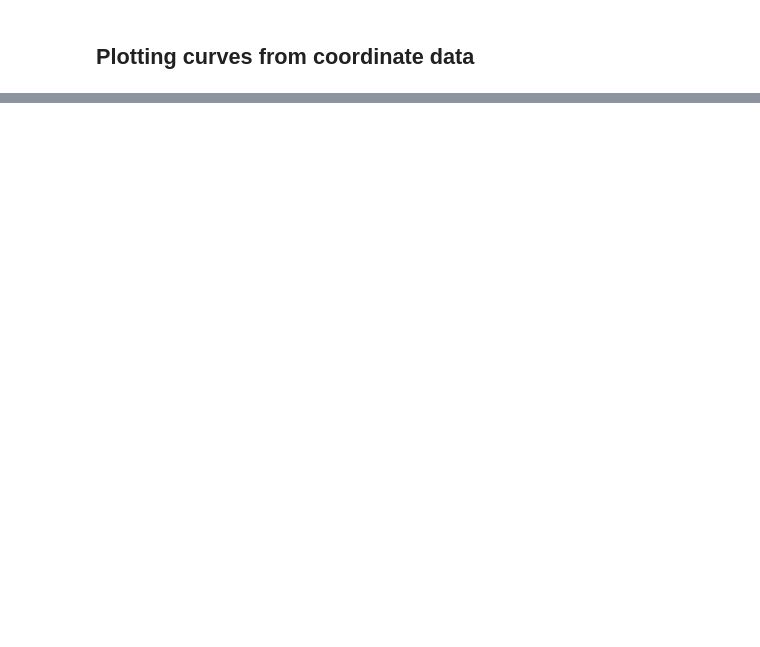
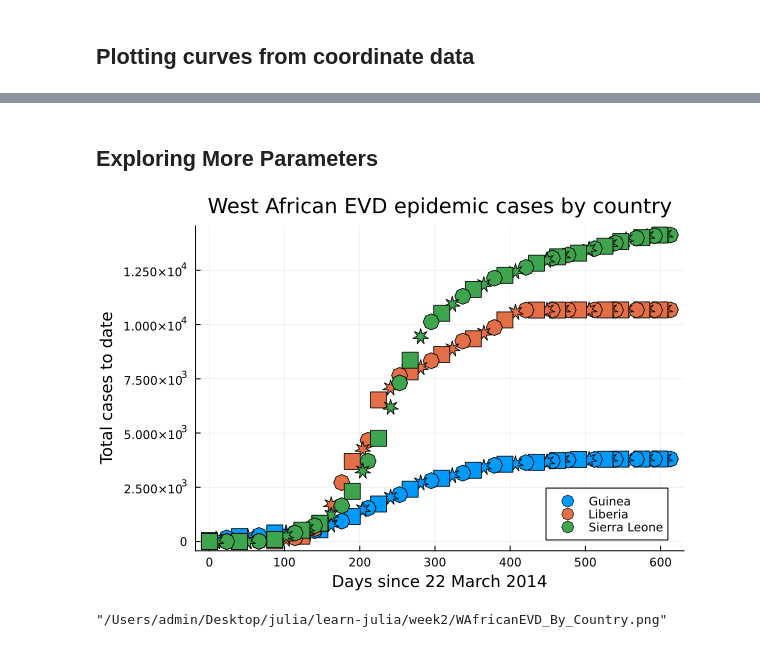
Before and after one commit to mach-12/julia-learning-path, a Jupyter notebook: week2/2-Plotting.ipynb, the cells around one changed output, grey strips where cells are left out. Saved outputs shown, nothing was run; the diff lists cells and outputs as text; code cells hidden in the pictures; blank space fills up the shorter version.

```diff
--- a/week2/2-Plotting.ipynb
+++ b/week2/2-Plotting.ipynb
@@ -133,0 +77,22 @@ ErrorException: Cannot convert SubString{String} to series data for plotting
+# %% [markdown]
+## Exploring More Parameters
+# %%
+epidays = data[:, 1]
+EVDcasesbycountry = data[:, [4,6,8]]
+
+plot(epidays, EVDcasesbycountry,
+legend = :bottomright,
+marker = ([:octagon, :star7, :square], 8),
+label = ["Guinea" "Liberia" "Sierra Leone"],
+title = "West African EVD epidemic cases by country",
+xlabel = "Days since 22 March 2014",
+ylabel = "Total cases to date",
+line = (:scatter)
+
+)
+# %% [output]
+[figure, added]
+# %%
+savefig("WAfricanEVD_By_Country") # default .png
+# %% [output]
+"/Users/admin/Desktop/julia/learn-julia/week2/WAfricanEVD_By_Country.png"
```
Also changed, not shown: parts of 7 cells of this notebook, 2 other files.
